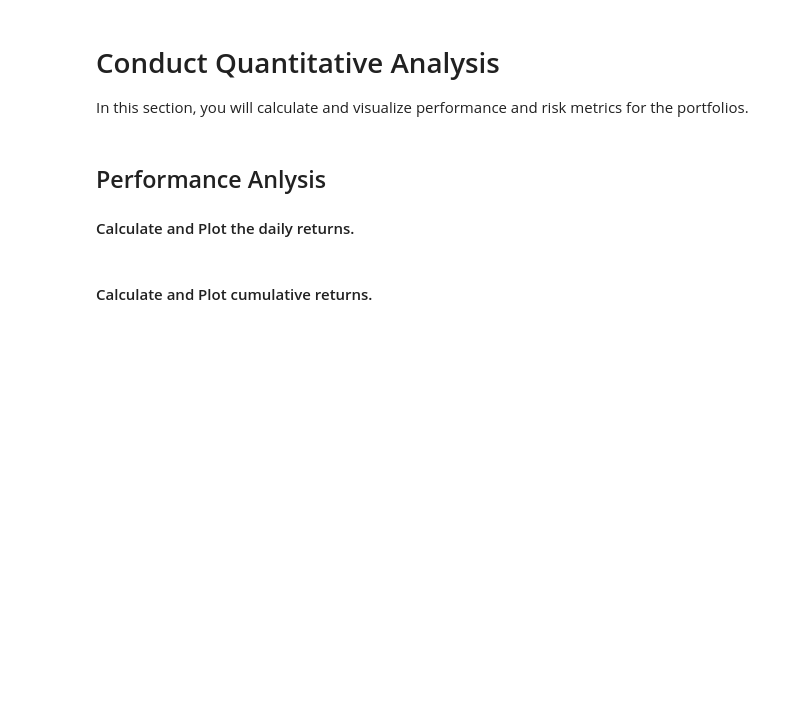
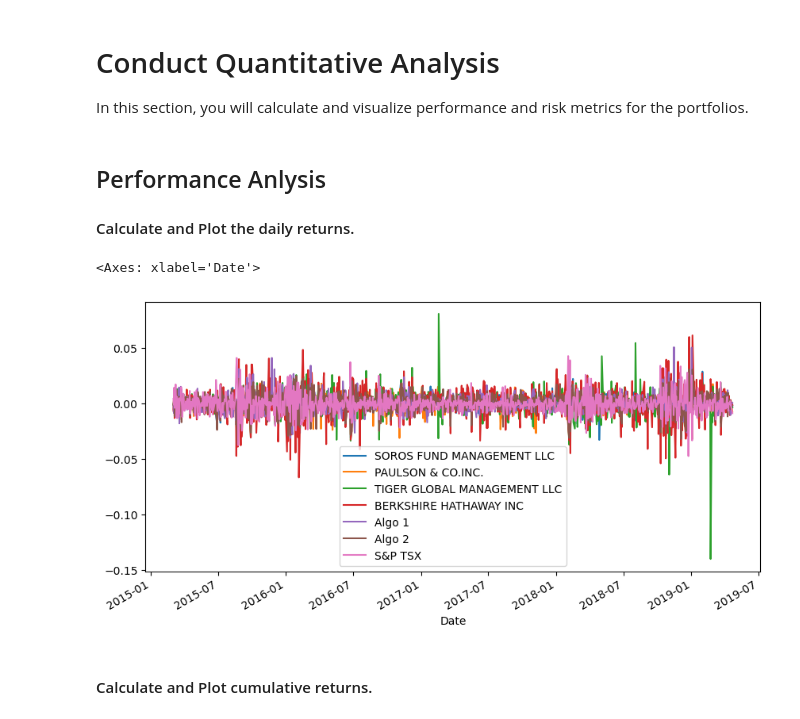
Before and after one commit to eyva19/Portfolio_perfomance_assessment, a Jupyter notebook: whale_analysis.ipynb, the cells around one changed output. Cells and saved outputs as stored; diff of their text form; code cells hidden in the pictures; blank space fills up the shorter version.

```diff
--- a/whale_analysis.ipynb
+++ b/whale_analysis.ipynb
@@ -225,6 +225,10 @@ In this section, you will calculate and visualize performance and risk metrics f
 #### Calculate and Plot the daily returns.
 # %%
 # Plot daily returns of all portfolios
+combined_df.plot(figsize=(10,5))
+# %% [output]
+<Axes: xlabel='Date'>
+[figure, added]
 # %% [markdown]
 #### Calculate and Plot cumulative returns.
 # %%
```
Also changed, not shown: parts of 3 cells of this notebook.
